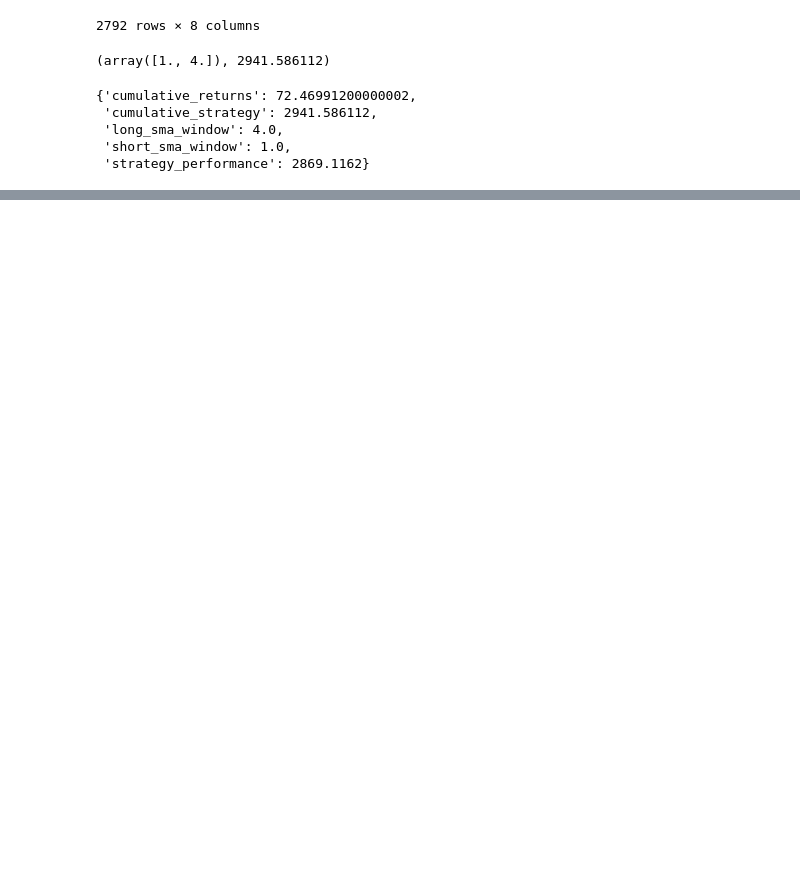
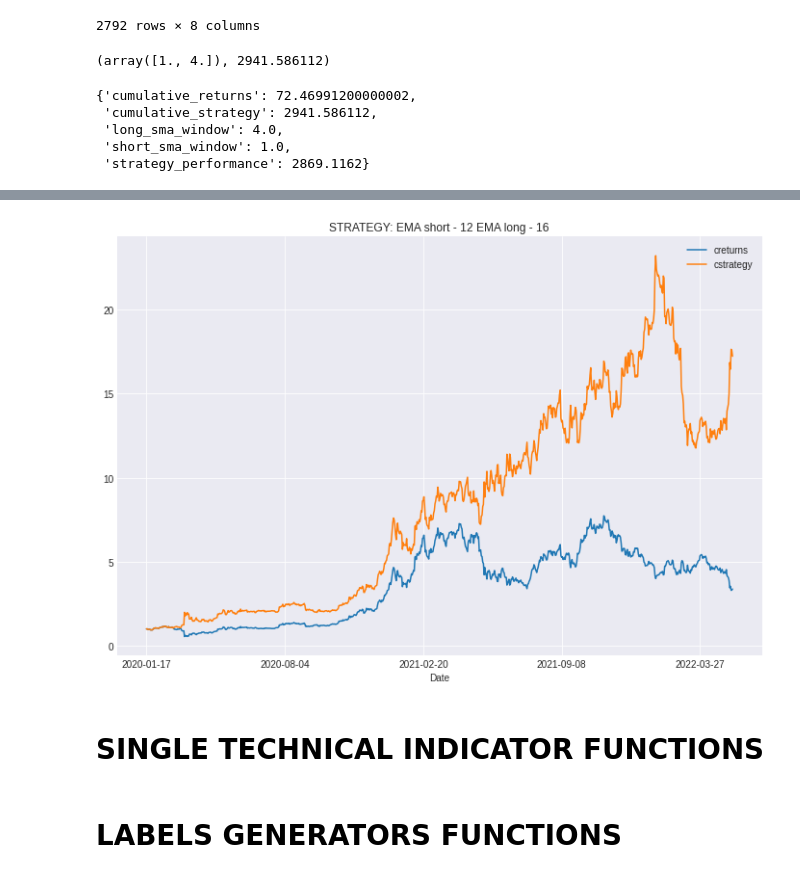
Before and after one commit to jacmal/CRYPTO-Returns-Strategy-Analysis, a Jupyter notebook: CRYPTO_Price_Retruns_Trend_Strategy_Analysis.ipynb, the cells around one changed output, grey strips where cells are left out. Cells and saved outputs as stored; diff of their text form; code cells hidden in the pictures; blank space fills up the shorter version.

```diff
--- a/CRYPTO_Price_Retruns_Trend_Strategy_Analysis.ipynb
+++ b/CRYPTO_Price_Retruns_Trend_Strategy_Analysis.ipynb
@@ -609,0 +952,11 @@ brute(sma_strategy, ((1, 50, 1), (2, 60, 1)))
+# %%
+SHORT_EMA_RANGE = (1, 50)
+LONG_EMA_RANGE = (2, 200)
+
+START_DATE = '2020-01-01'
+END_DATE = '2022-05-13'
+
+tester_ema = EMA_Strategy_Tester(date_start=START_DATE, date_end=END_DATE)
+#tester_sma = SMA_Strategy_Tester()
+tester_ema.load_dataframe(df, normalize=False)
+tester_ema.optimize_ema_strategy_params((SHORT_EMA_RANGE[0], SHORT_EMA_RANGE[1], 1), (LONG_EMA_RANGE[0], LONG_EMA_RANGE[1], 1))
@@ -610,3 +984,9 @@ brute(sma_strategy, ((1, 50, 1), (2, 60, 1)))
+# %%
+tester_ema.plot_ema_strategy()
+# %% [output]
+[figure, added]
+# %% [markdown]
+# SINGLE TECHNICAL INDICATOR FUNCTIONS
 # %%
 # TODO !!!
 
@@ -1008,6 +1388,8 @@ def add_all_indicators_train():
 ################################################################################
 all_indicators()
 df.head(3)
+# %% [markdown]
+# LABELS GENERATORS FUNCTIONS
 # %%
 # TODO !!!
 
```
Also changed, not shown: parts of 17 cells of this notebook.
